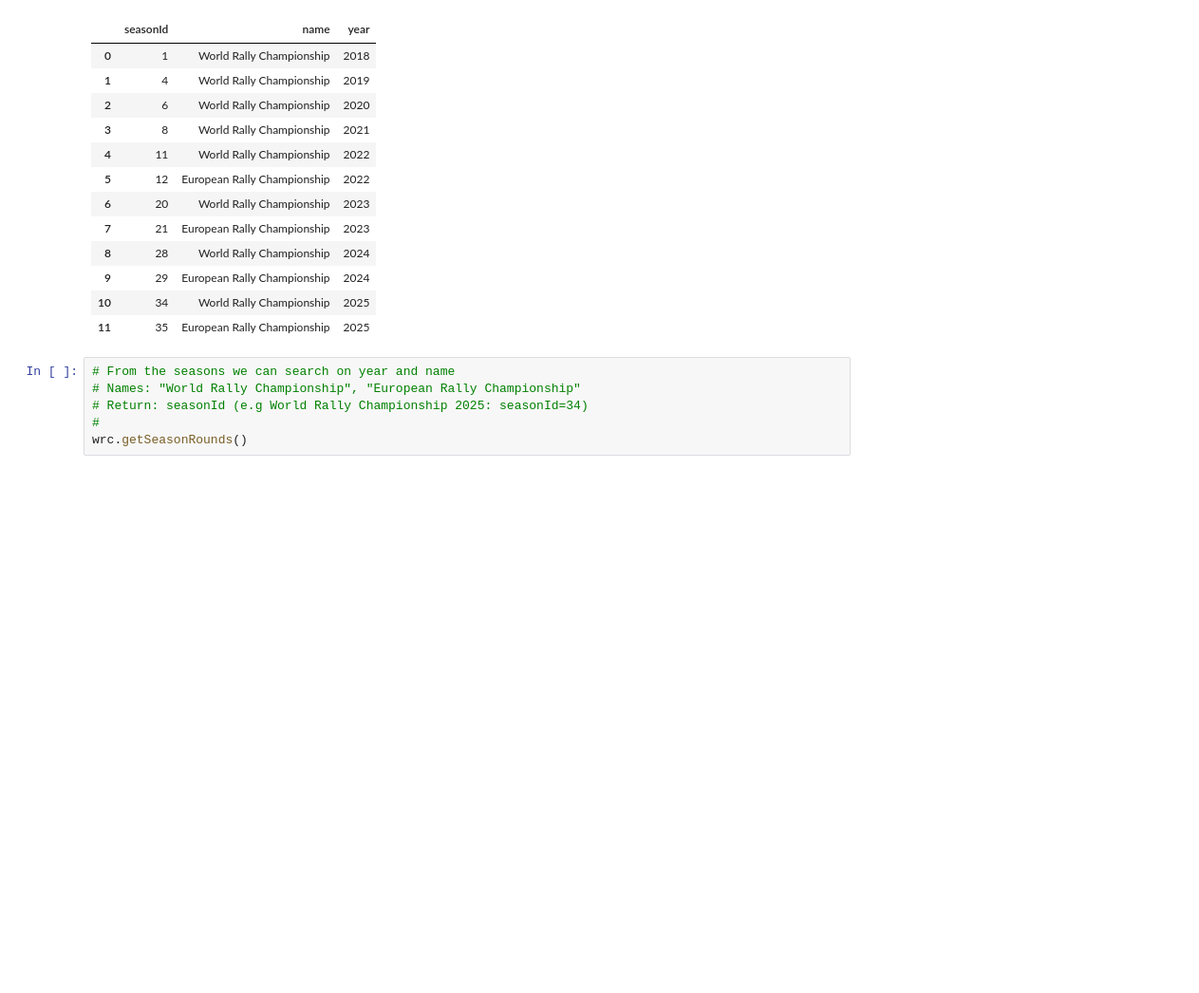
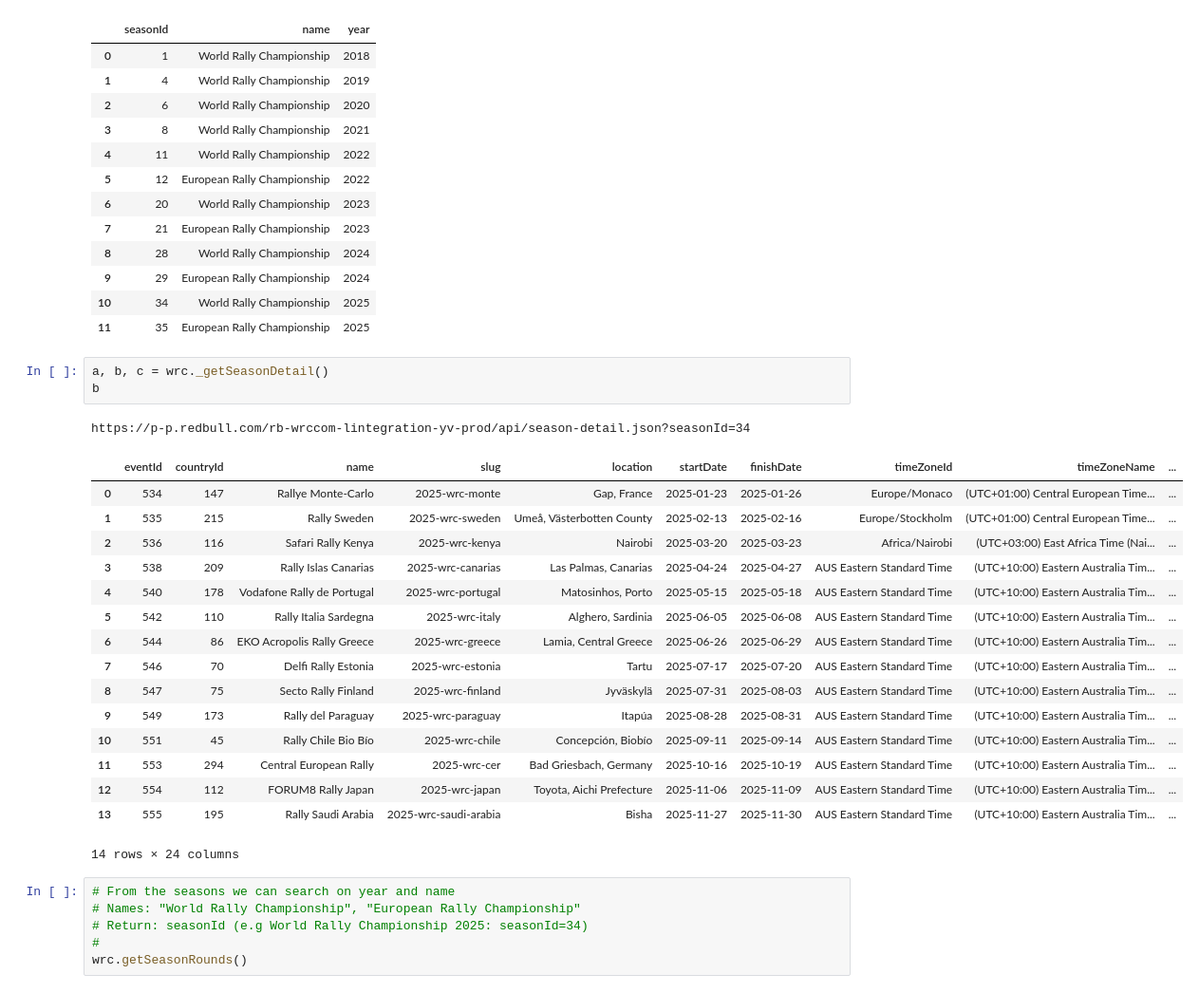
Before and after one commit to RallyDataJunkie/wrc-shinylive, a Jupyter notebook: src/shinyapp/.newRedBullAPI.ipynb, the cells around one changed output. Shown at 95% size. Drawn from its saved outputs; the diff is of its cells as text; blank space fills up the shorter version.

```diff
--- a/src/shinyapp/.newRedBullAPI.ipynb
+++ b/src/shinyapp/.newRedBullAPI.ipynb
@@ -828,6 +1007,27 @@ wrc.getSeasons()
 | 9 | 29 | European Rally Championship | 2024 |
 | 10 | 34 | World Rally Championship | 2025 |
 | 11 | 35 | European Rally Championship | 2025 |
+# %%
+a, b, c = wrc._getSeasonDetail()
+b
+# %% [output]
+https://p-p.redbull.com/rb-wrccom-lintegration-yv-prod/api/season-detail.json?seasonId=34
+|  | eventId | countryId | name | slug | location | startDate | finishDate | timeZoneId | timeZoneName | ... |
+| 0 | 534 | 147 | Rallye Monte-Carlo | 2025-wrc-monte | Gap, France | 2025-01-23 | 2025-01-26 | Europe/Monaco | (UTC+01:00) Central European Time... | ... |
+| 1 | 535 | 215 | Rally Sweden | 2025-wrc-sweden | Umeå, Västerbotten County | 2025-02-13 | 2025-02-16 | Europe/Stockholm | (UTC+01:00) Central European Time... | ... |
+| 2 | 536 | 116 | Safari Rally Kenya | 2025-wrc-kenya | Nairobi | 2025-03-20 | 2025-03-23 | Africa/Nairobi | (UTC+03:00) East Africa Time (Nai... | ... |
+| 3 | 538 | 209 | Rally Islas Canarias | 2025-wrc-canarias | Las Palmas, Canarias | 2025-04-24 | 2025-04-27 | AUS Eastern Standard Time | (UTC+10:00) Eastern Australia Tim... | ... |
+| 4 | 540 | 178 | Vodafone Rally de Portugal | 2025-wrc-portugal | Matosinhos, Porto | 2025-05-15 | 2025-05-18 | AUS Eastern Standard Time | (UTC+10:00) Eastern Australia Tim... | ... |
+| 5 | 542 | 110 | Rally Italia Sardegna | 2025-wrc-italy | Alghero, Sardinia | 2025-06-05 | 2025-06-08 | AUS Eastern Standard Time | (UTC+10:00) Eastern Australia Tim... | ... |
+| 6 | 544 | 86 | EKO Acropolis Rally Greece | 2025-wrc-greece | Lamia, Central Greece | 2025-06-26 | 2025-06-29 | AUS Eastern Standard Time | (UTC+10:00) Eastern Australia Tim... | ... |
+| 7 | 546 | 70 | Delfi Rally Estonia | 2025-wrc-estonia | Tartu | 2025-07-17 | 2025-07-20 | AUS Eastern Standard Time | (UTC+10:00) Eastern Australia Tim... | ... |
+| 8 | 547 | 75 | Secto Rally Finland | 2025-wrc-finland | Jyväskylä | 2025-07-31 | 2025-08-03 | AUS Eastern Standard Time | (UTC+10:00) Eastern Australia Tim... | ... |
+| 9 | 549 | 173 | Rally del Paraguay | 2025-wrc-paraguay | Itapúa | 2025-08-28 | 2025-08-31 | AUS Eastern Standard Time | (UTC+10:00) Eastern Australia Tim... | ... |
+| 10 | 551 | 45 | Rally Chile Bio Bío | 2025-wrc-chile | Concepción, Biobío | 2025-09-11 | 2025-09-14 | AUS Eastern Standard Time | (UTC+10:00) Eastern Australia Tim... | ... |
+| 11 | 553 | 294 | Central European Rally | 2025-wrc-cer | Bad Griesbach, Germany | 2025-10-16 | 2025-10-19 | AUS Eastern Standard Time | (UTC+10:00) Eastern Australia Tim... | ... |
+| 12 | 554 | 112 | FORUM8 Rally Japan | 2025-wrc-japan | Toyota, Aichi Prefecture | 2025-11-06 | 2025-11-09 | AUS Eastern Standard Time | (UTC+10:00) Eastern Australia Tim... | ... |
+| 13 | 555 | 195 | Rally Saudi Arabia | 2025-wrc-saudi-arabia | Bisha | 2025-11-27 | 2025-11-30 | AUS Eastern Standard Time | (UTC+10:00) Eastern Australia Tim... | ... |
+14 rows × 24 columns
 # %%
 # From the seasons we can search on year and name
 # Names: "World Rally Championship", "European Rally Championship"
```
Also changed, not shown: parts of 35 cells of this notebook, 1 other file.
